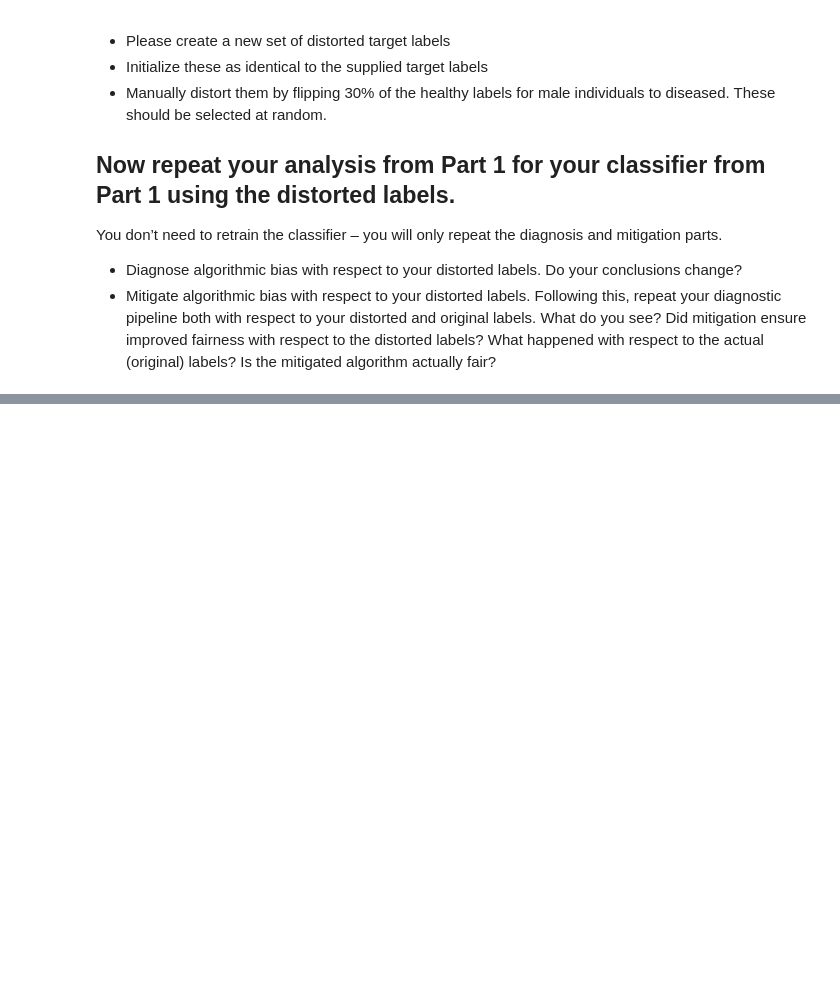
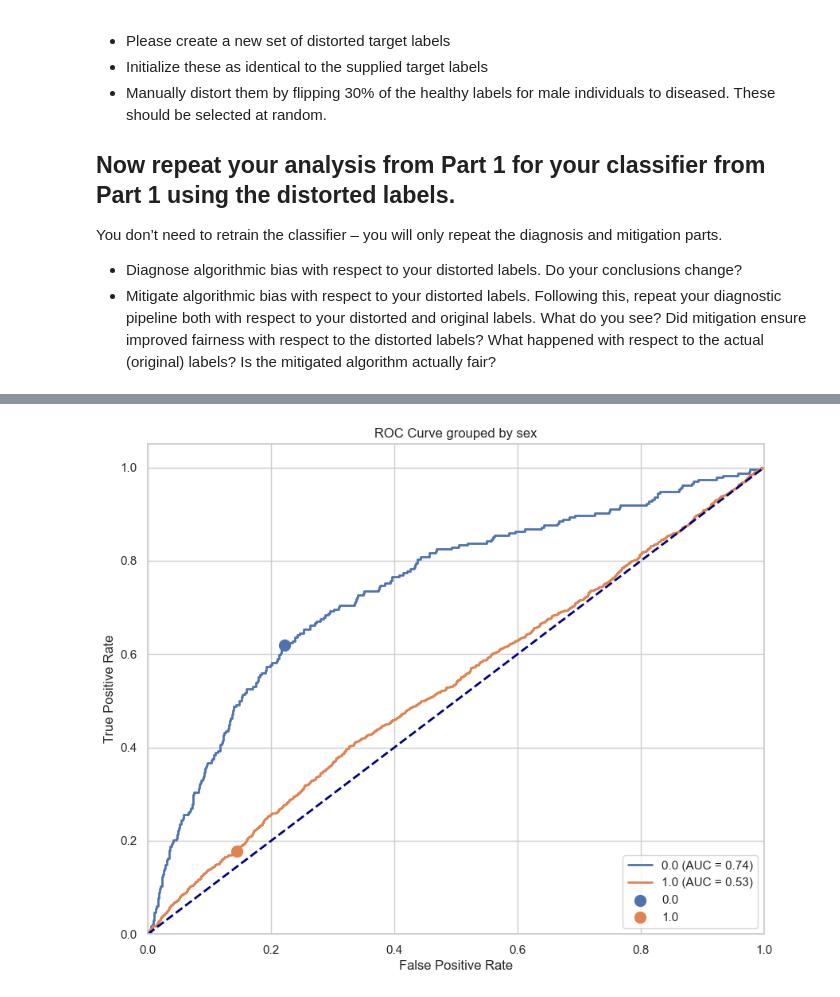
Before and after one commit to alex-tjellesen/RAI_fairness_exercise, a Jupyter notebook: exercise.ipynb, the cells around one changed output, grey strips where cells are left out. Drawn from its saved outputs; the diff is of its cells as text; code cells hidden in the pictures; blank space fills up the shorter version.

```diff
--- a/exercise.ipynb
+++ b/exercise.ipynb
@@ -495,3 +495,20 @@ You don’t need to retrain the classifier – you will only repeat the diagnosi
 * Mitigate algorithmic bias with respect to your distorted labels. Following this, repeat your diagnostic pipeline both with respect to your distorted and original labels. What do you see? Did mitigation ensure improved fairness with respect to the distorted labels? What happened with respect to the actual (original) labels? Is the mitigated algorithm actually fair?
 # %% [markdown]
 ![](./support4notebook/dataset.jpg)
+# %%
+from train.train_chestxray import create_datasets
+
+train_dataset, val_dataset, test_dataset = create_datasets(dataset_pth,
+                                                               ds_name,
+                                                               csv_pth,
+                                                               image_size=img_size,
+                                                               device=device,
+                                                               disease_label = disease_label,
+                                                               sensitive_label = sensitive_label,
+                                                               augmentation=augmentation)
+# train_loader = torch.utils.data.DataLoader(train_dataset, batch_size=batch_size, shuffle=True) # we dont need it here
+val_loader = torch.utils.data.DataLoader(val_dataset, batch_size=batch_size, shuffle=False)
+test_loader = torch.utils.data.DataLoader(test_dataset, batch_size=batch_size, shuffle=False)
+
+val_lab, val_pred, val_prob, val_a = validate(classifier, val_loader, device=device)
+test_lab, test_pred, test_prob, test_a= validate(classifier, test_loader, device=device)
@@ -497,0 +541,82 @@ You don’t need to retrain the classifier – you will only repeat the diagnosi
+# %%
+mod_mf = MetricFrame(metrics={'accuracy': accuracy_score,
+                        'selection_rate': selection_rate,
+                        'false_positive_rate': false_positive_rate,},
+        y_true=distorted_test_lab,
+        y_pred=test_pred,
+        sensitive_features=test_a)
+
+print("Test set fairness metrics (before mitigation, with distorded labels):")
+print(mod_mf.by_group)
+
+plot_roc_simple(distorted_test_lab, test_prob, test_a, test_pred,
+        sensitive_attribute_name = 'sex',
+        )
+
+val_prob = np.array(val_prob, dtype=np.float32)
+val_prob_2D = np.column_stack((1 - val_prob, val_prob))
+
+
+identityclf= IdentityClassifier()
+
+# chhose an optimization method from farilearn, you can choose ThresholdOptimizer
+optimizer = ThresholdOptimizer(
+    estimator=identityclf,
+    constraints="equalized_odds",
+    objective="balanced_accuracy_score",
+    prefit=True,
+)
+# fit it with validation data
+optimizer.fit(val_prob_2D, val_lab, sensitive_features=val_a)
+
+# plot the optimizing result using plot_threshold_optimizer
+from fairlearn.postprocessing import plot_threshold_optimizer
+fig = plot_threshold_optimizer(optimizer)
+
+
+
+
+
+
+# mitigated, distorted labels
+
+# Make predictions
+test_prob = np.array(test_prob, dtype=np.float32)
+test_prob_2D = np.column_stack((1 - test_prob, test_prob))
+
+# predict the test set using the fitted optimizer
+test_pred_optimized = optimizer.predict(test_prob_2D, sensitive_features=test_a)
+
+mod_mf = MetricFrame(metrics={'accuracy': accuracy_score,
+                        'selection_rate': selection_rate,
+                        'false_positive_rate': false_positive_rate,},
+        y_true=distorted_test_lab,
+        y_pred=test_pred_optimized,
+        sensitive_features=test_a)
+
+print("Test set fairness metrics (after mitigation, with distorted labels):")
+print(mod_mf.by_group)
+
+plot_roc_simple(distorted_test_lab, test_prob, test_a, test_pred_optimized,
+        sensitive_attribute_name = 'sex',
+        )
+
+
+
+
+#mitigated, original labels
+
+mod_mf = MetricFrame(metrics={'accuracy': accuracy_score,
+                        'selection_rate': selection_rate,
+                        'false_positive_rate': false_positive_rate,},
+        y_true=test_lab,
+        y_pred=test_pred_optimized,
+        sensitive_features=test_a)
+
+print("Test set fairness metrics (after mitigation, original labels):")
+print(mod_mf.by_group)
+
+plot_roc_simple(test_lab, test_prob, test_a, test_pred_optimized,
+        sensitive_attribute_name = 'sex',
+        )
+# %% [output]
@@ -497,0 +628 @@ You don’t need to retrain the classifier – you will only repeat the diagnosi
+[figure, added]
```
Also changed, not shown: parts of 6 cells of this notebook.
